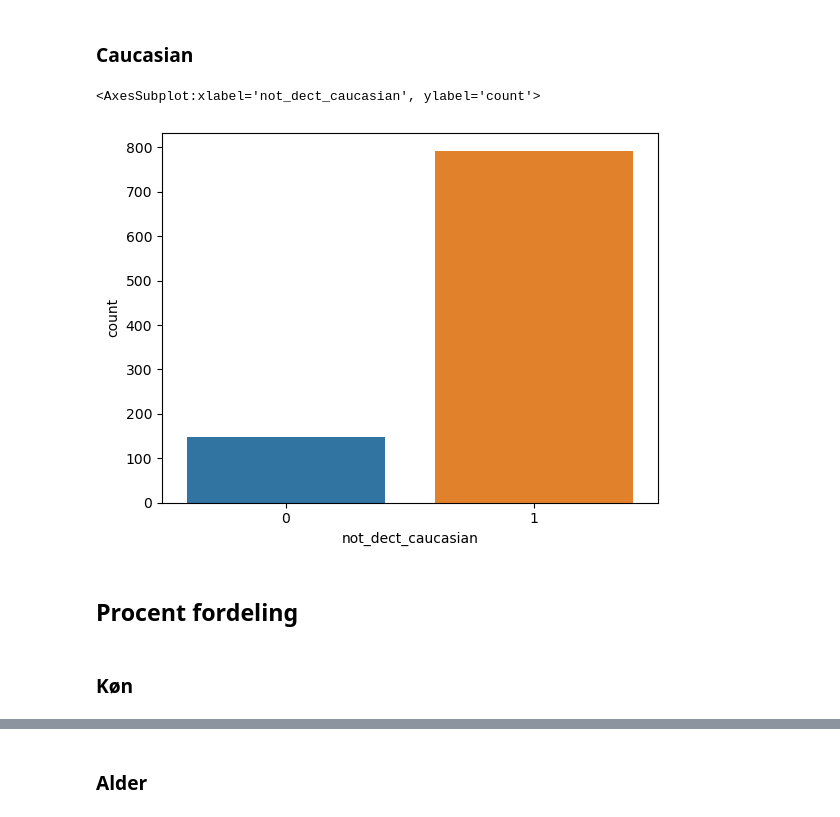
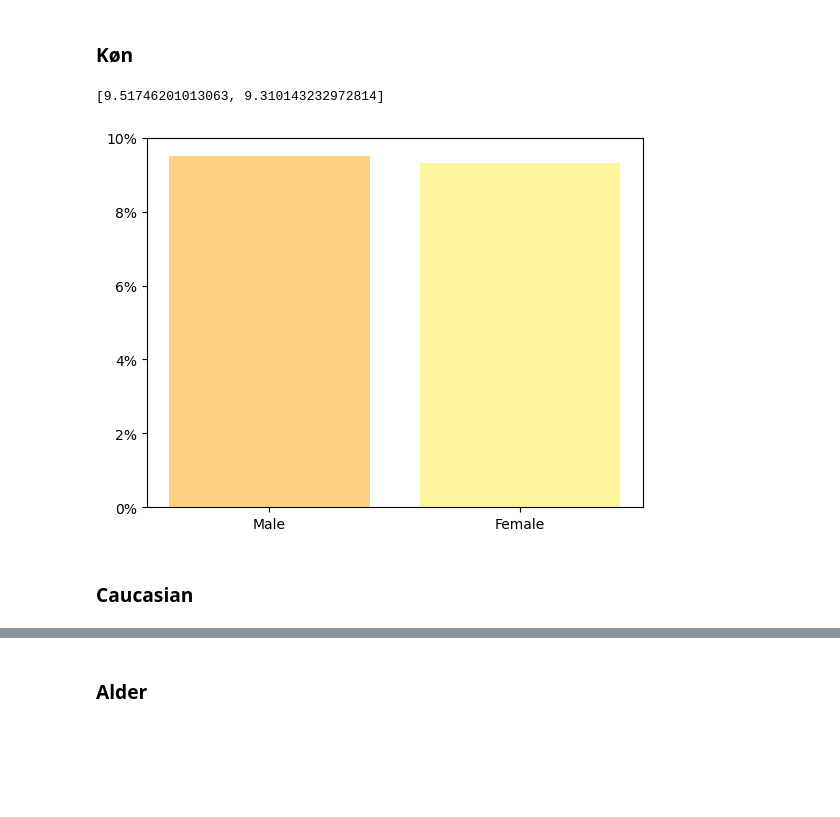
Before and after one commit to Tenna18/Fairness_of_ML, a Jupyter notebook: Facedetection_haarCascade.ipynb, the cells around one changed output, grey strips where cells are left out. Saved outputs shown, nothing was run; the diff lists cells and outputs as text; code cells hidden in the pictures; blank space fills up the shorter version.

```diff
--- a/Facedetection_haarCascade.ipynb
+++ b/Facedetection_haarCascade.ipynb
@@ -154,0 +111,8 @@ sns.countplot(df_not_detected['not_dect_races'])
+# %%
+Predicted = [] #[0 if len(haarCascade[i][1]) == 0 else 1 for i in range(len(haarCascade))]
+
+for i in range(len(all_results)):
+    if len(all_results[i][1]) == 0:
+        df['Predicted'].iloc[i] = 0
+    else:
+        df['Predicted'].iloc[i]  = 1
@@ -154,0 +163,18 @@ sns.countplot(df_not_detected['not_dect_races'])
+# %%
+not_dect_index = [i for i in range(len(all_results)) if (len(all_results[i][1]) == 0)&( df['Folder'][i] == 'Person')] #without the natural pic
+not_dect_images = [df['Images'][i] for i in not_dect_index]
+not_dect_ages = [df['Ages'][i] for i in not_dect_index]
+not_dect_genders = [df['Genders'][i] for i in not_dect_index]
+not_dect_races = [df['Race'][i] for i in not_dect_index]
+not_dect_caucasian = [df['Caucasien/Non-caucasian'][i] for i in not_dect_index]
+#not_dect_time = [pd.Timedelta(haarCascade[i][2], unit='minutes') for i in not_dect_index]
+
+df_not_detected = pd.DataFrame({
+    'not_dect_index': not_dect_index,
+    'not_dect_images': not_dect_images,
+    'not_dect_ages': not_dect_ages,
+    'not_dect_genders': not_dect_genders,
+    'not_dect_races': not_dect_races,
+    'not_dect_caucasian': not_dect_caucasian,
+    #'not_dect_time': not_dect_time
+})
@@ -155,12 +271,23 @@ sns.countplot(df_not_detected['not_dect_races'])
+# %% [markdown]
+### Køn
+# %%
+unique_gender, counts = np.unique(df_person['Genders'], return_counts=True)
+counts_dict = dict(zip(unique_gender, counts))
+
+percentage_g = [(len(df_not_detected[df_not_detected["not_dect_genders"] == i]) / counts_dict[i]) * 100 for i in unique_gender]
+# %%
+percentage_g
+# %% [output]
+[9.51746201013063, 9.310143232972814]
+# %%
+colors = ['#FFD180','#FFF59D']
+plt.bar(list(unique_gender), percentage_g, color = colors)
+plt.xticks(list(unique_gender), ['Male', 'Female'])
+plt.ylim([0, 10])
+plt.gca().set_yticklabels(['{:.0f}%'.format(x) for x in plt.gca().get_yticks()])
+plt.show()
+# %% [output]
+[figure, added]
 # %% [markdown]
 ### Caucasian
-# %%
-sns.countplot(df_not_detected['not_dect_caucasian'])
-# %% [output]
-<AxesSubplot:xlabel='not_dect_caucasian', ylabel='count'>
-[figure, removed]
-# %% [markdown]
-## Procent fordeling
-# %% [markdown]
-### Køn
 # %%
```
Also changed, not shown: parts of 68 cells of this notebook, 7 other files.
